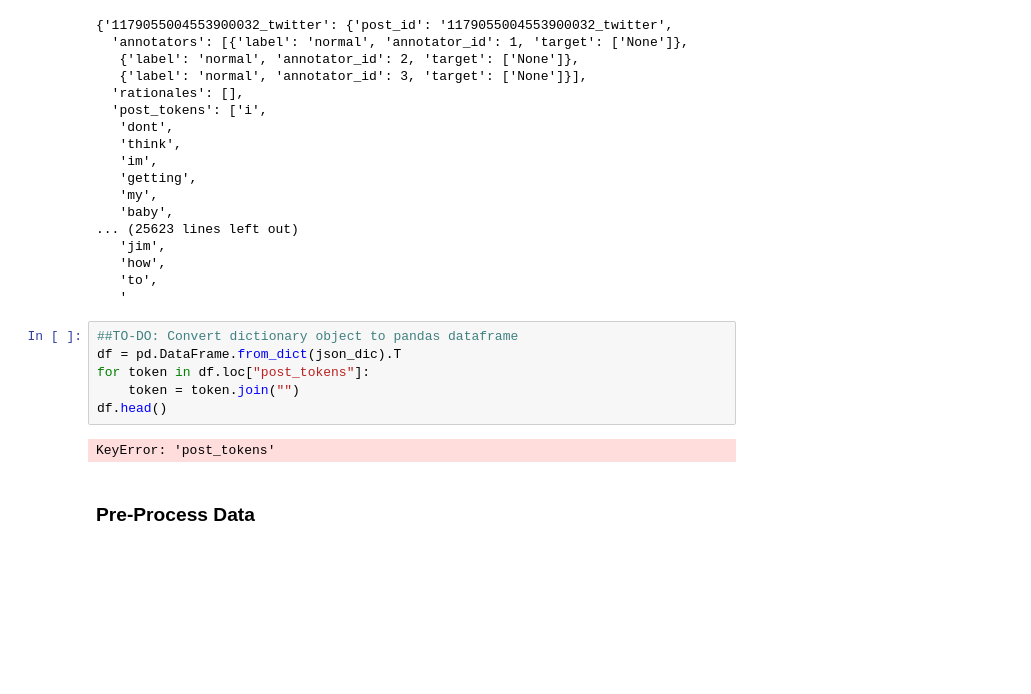
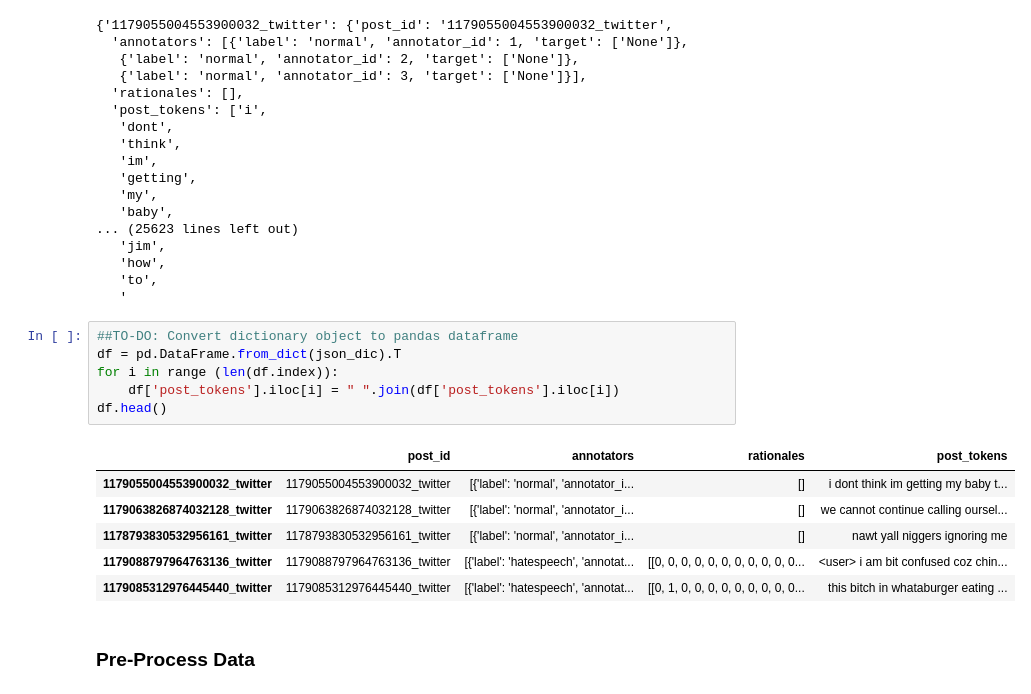
Before and after one commit to jaikasera/daml-hatespeech, a Jupyter notebook: getting_started.ipynb, the cells around one changed output. Cells and saved outputs as stored; diff of their text form; blank space fills up the shorter version.

```diff
--- a/getting_started.ipynb
+++ b/getting_started.ipynb
@@ -33,11 +33,16 @@ json_dic
 # %%
 ##TO-DO: Convert dictionary object to pandas dataframe
 df = pd.DataFrame.from_dict(json_dic).T
-for token in df.loc["post_tokens"]:
-    token = token.join("")
+for i in range (len(df.index)):
+    df['post_tokens'].iloc[i] = " ".join(df['post_tokens'].iloc[i])
 df.head()
 # %% [output]
-KeyError: 'post_tokens'
+|  | post_id | annotators | rationales | post_tokens |
+| 1179055004553900032_twitter | 1179055004553900032_twitter | [{'label': 'normal', 'annotator_i... | [] | i dont think im getting my baby t... |
+| 1179063826874032128_twitter | 1179063826874032128_twitter | [{'label': 'normal', 'annotator_i... | [] | we cannot continue calling oursel... |
+| 1178793830532956161_twitter | 1178793830532956161_twitter | [{'label': 'normal', 'annotator_i... | [] | nawt yall niggers ignoring me |
+| 1179088797964763136_twitter | 1179088797964763136_twitter | [{'label': 'hatespeech', 'annotat... | [[0, 0, 0, 0, 0, 0, 0, 0, 0, 0, 0... | <user> i am bit confused coz chin... |
+| 1179085312976445440_twitter | 1179085312976445440_twitter | [{'label': 'hatespeech', 'annotat... | [[0, 1, 0, 0, 0, 0, 0, 0, 0, 0, 0... | this bitch in whataburger eating ... |
 # %% [markdown]
 ### Pre-Process Data
 # %%
```
